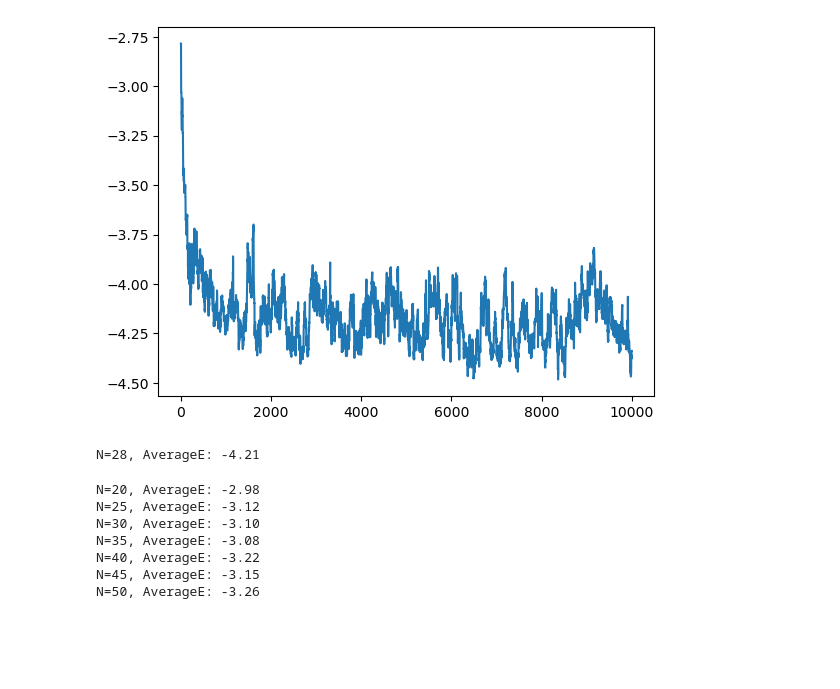
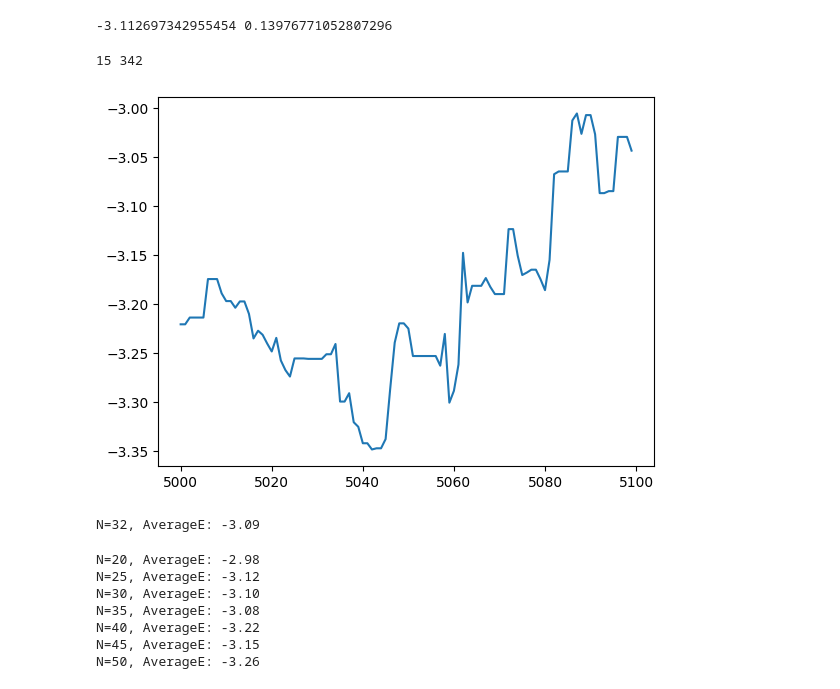
Before and after one commit to erjank/563-a1, a Jupyter notebook: feb24/mc-lj.ipynb, the cells around one changed output. Saved outputs shown, nothing was run; the diff lists cells and outputs as text; code cells hidden in the pictures; blank space fills up the shorter version.

```diff
--- a/feb24/mc-lj.ipynb
+++ b/feb24/mc-lj.ipynb
@@ -89,9 +98,10 @@ class simulation():
 # %%
-density = 0.7
-N = 28
+density = 0.5
+N = 32
 V = N/density
 L = V**(1/3)
 print(L)
 maxSteps = 10000
-s = simulation(N=N, L=L, maxSteps = maxSteps,debug=False)
+s = simulation(N=N, L=L, maxSteps = maxSteps,debug=False,seed=23)
+print("{:02f} +/- {:02f}".format(s.energies.mean()/N, s.energies.std()/N))
 # %% [output]
@@ -99,15 +136,26 @@ s = simulation(N=N, L=L, maxSteps = maxSteps,debug=False)
+# %%
+real_average = s.energies[4700::342].mean()/N
+real_std = s.energies[4700::342].std()/N
+print(real_average, real_std)
+# %% [output]
+-3.112697342955454 0.13976771052807296
+# %%
+ns,dt = autocorr1D(s.energies[4700:])
+print(ns,dt)
+# %% [output]
+15 342
 # %%
-start = 0
-steps = maxSteps
+start = 5000
+steps = 100
 plt.plot(range(start,start+steps),s.energies[start:start+steps]/N)
 plt.show()
 print("N={}, AverageE: {:.2f}".format(N,s.energies[maxSteps//2:].mean()/N))
 # per particle around -4.25 with  N=32, density .7, L=3.57, 10k maxSteps
 # per particle around -3.91 with  N=20, density .7, L=3.057, 10k maxSteps
 # per particle around  with  N=28, density .7, L=3.057, 10k maxSteps
 # %% [output]
-[figure, old version]
+[figure, new version]
-N=28, AverageE: -4.21
+N=32, AverageE: -3.09
 # %%
 for N in range(20,51,5):
   density = 0.5
```
Also changed, not shown: parts of 4 cells of this notebook.
